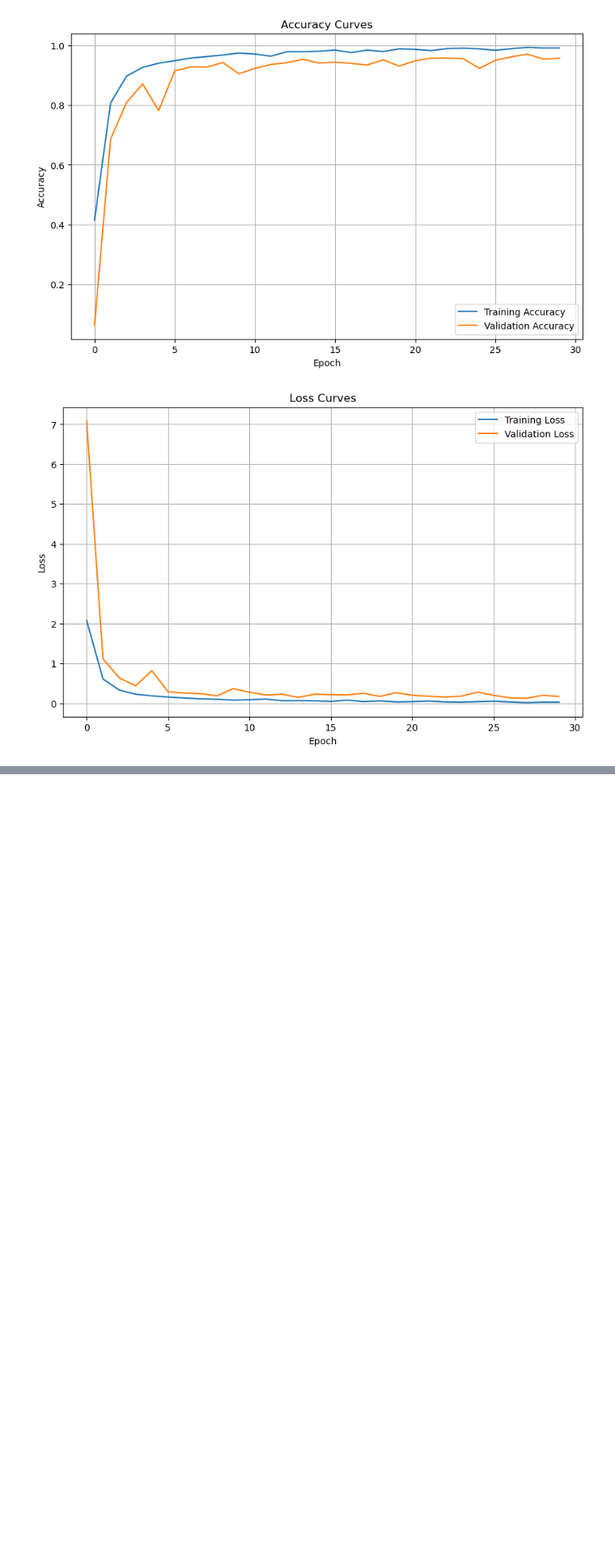
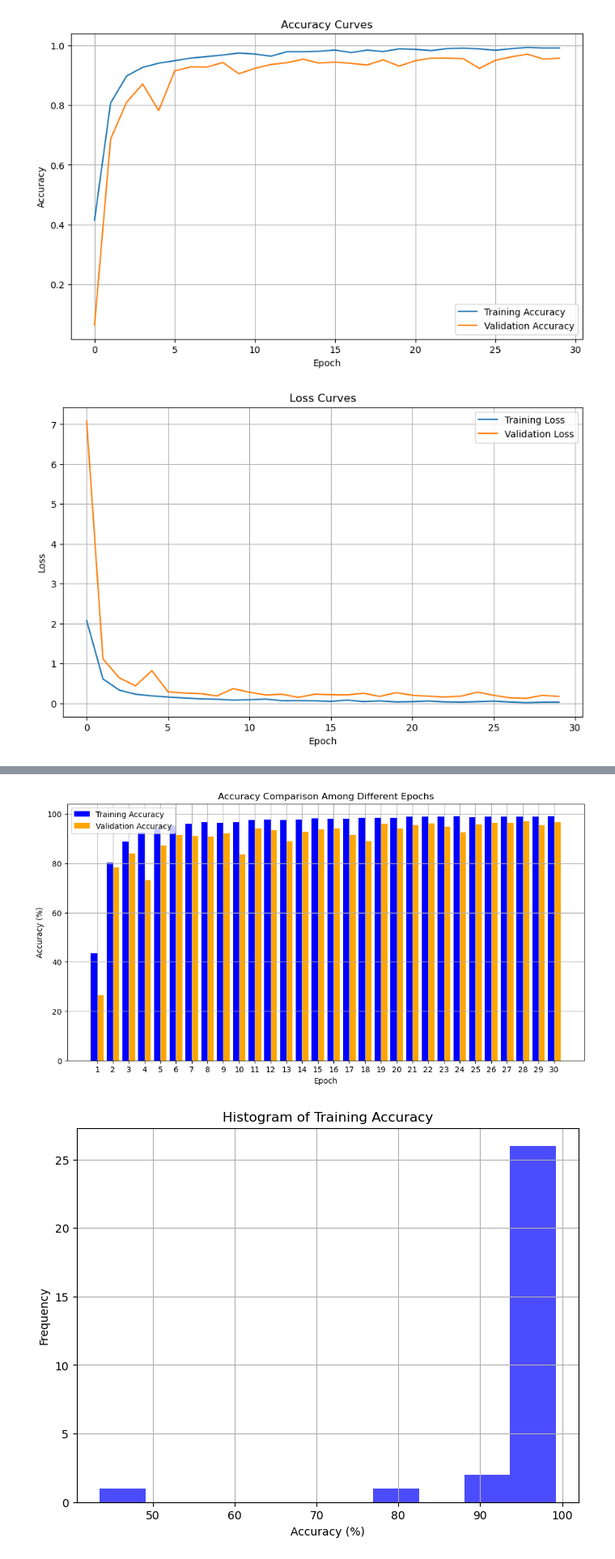
Before and after one commit to FahimHabib20/Bangla-Handwritten-Character-Recognition-BHCR-using-Deep-Learning-Models, a Jupyter notebook: ResNet_version/ResNet152V2.ipynb, the cells around one changed output, grey strips where cells are left out. Shown at 81% size. Saved outputs shown, nothing was run; the diff lists cells and outputs as text; code cells hidden in the pictures; blank space fills up the shorter version.

```diff
--- a/ResNet_version/ResNet152V2.ipynb
+++ b/ResNet_version/ResNet152V2.ipynb
@@ -1231,0 +1409,41 @@ Test accuracy: 0.9646666646003723
+# %%
+import numpy as np
+import matplotlib.pyplot as plt
+
+# Data
+epochs = np.arange(1, 31)  # Assuming 30 epochs
+training_accuracy = np.array(history.history['accuracy']) * 100
+validation_accuracy = np.array(history.history['val_accuracy']) * 100
+
+# Clustered Column Chart
+plt.figure(figsize=(12, 6))
+plt.bar(epochs - 0.2, training_accuracy, width=0.4, label='Training Accuracy', color='blue')
+plt.bar(epochs + 0.2, validation_accuracy, width=0.4, label='Validation Accuracy', color='orange')
+plt.xlabel('Epoch')
+plt.ylabel('Accuracy (%)')
+plt.title('Accuracy Comparison Among Different Epochs')
+plt.xticks(epochs)
+plt.legend()
+plt.grid(True)
+plt.show()
+
+# Histogram for Training Accuracy
+plt.figure(figsize=(8, 6))
+plt.hist(training_accuracy, bins=10, color='blue', alpha=0.7)
+plt.xlabel('Accuracy (%)')
+plt.ylabel('Frequency')
+plt.title('Histogram of Training Accuracy')
+plt.grid(True)
+plt.show()
+
+# Histogram for Validation Accuracy
+plt.figure(figsize=(8, 6))
+plt.hist(validation_accuracy, bins=10, color='orange', alpha=0.7)
+plt.xlabel('Accuracy (%)')
+plt.ylabel('Frequency')
+plt.title('Histogram of Validation Accuracy')
+plt.grid(True)
+plt.show()
+# %% [output]
+[figure, added]
+[figure, added]
```
Also changed, not shown: parts of 13 cells of this notebook.
